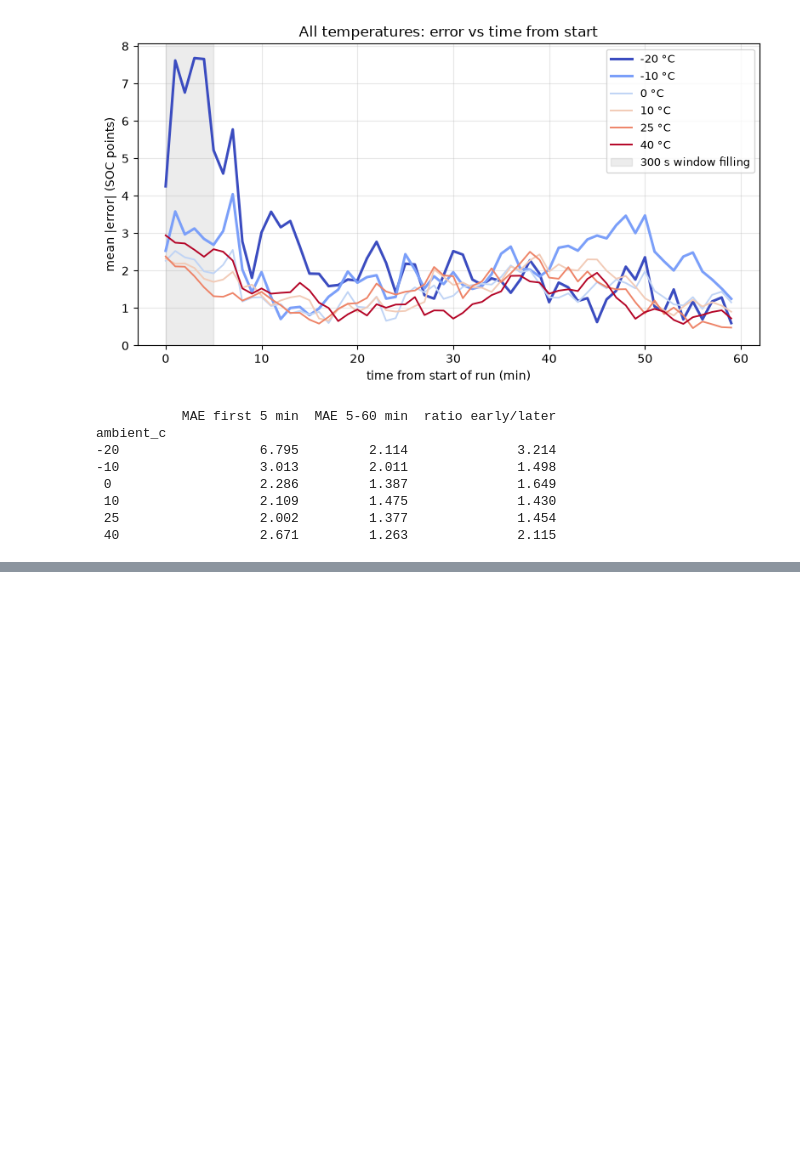
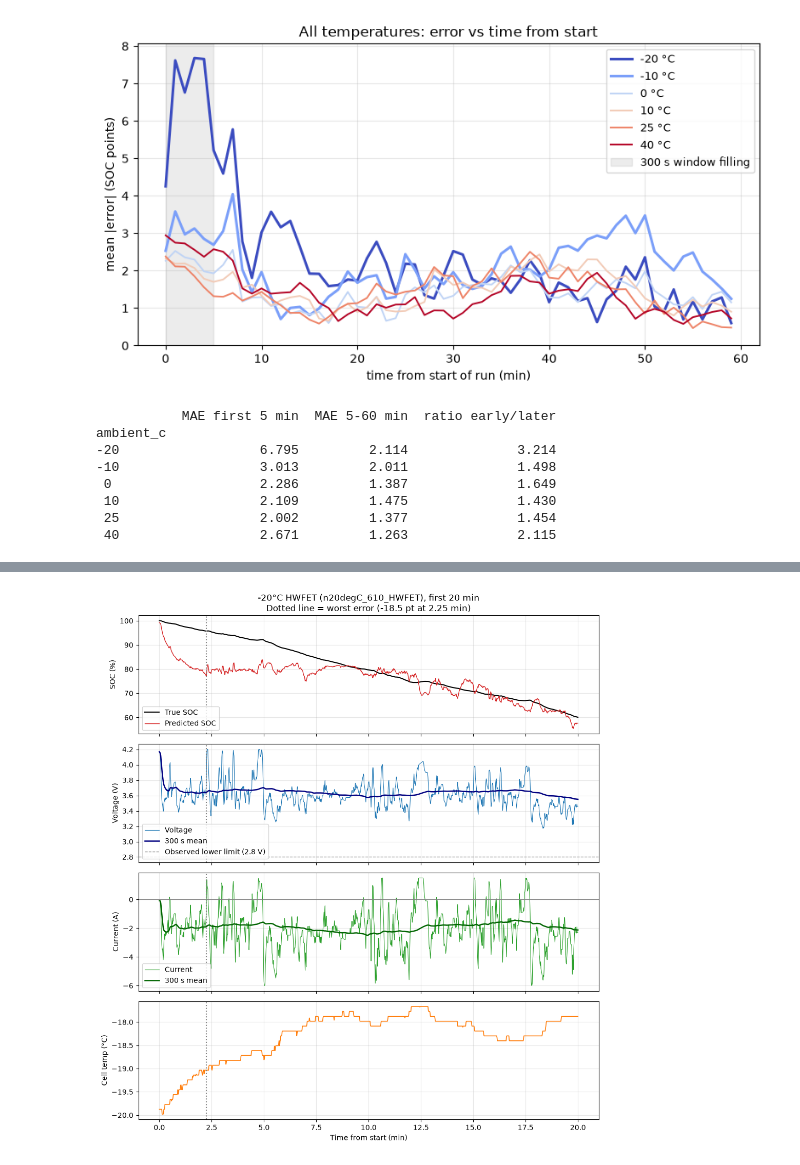
Before and after one commit to arynrosh/battery-life-cycle, a Jupyter notebook: notebooks/neg_temp_analysis.ipynb, the cells around one changed output, grey strips where cells are left out. Cells and saved outputs as stored; diff of their text form; code cells hidden in the pictures; blank space fills up the shorter version.

Commit message:
HWFET deep dive across temperatures

```diff
--- a/notebooks/neg_temp_analysis.ipynb
+++ b/notebooks/neg_temp_analysis.ipynb
@@ -378,0 +481,94 @@ ambient_c
+# %%
+#−20 °C HWFET, first 20 minutes, four panels
+
+WINDOW_MIN = 20
+V_OBS = 2.8  # lowest voltage reached in the data (protocol limit, to confirm in dataset readme)
+t_w = worst["t_min"]
+
+# Verify measured voltage range
+print(f"Minimum voltage across test data: {test['voltage'].min():.3f} V")
+print(f"Minimum voltage at -20°C: "
+      f"{test.loc[test['ambient_c'] == -20, 'voltage'].min():.3f} V")
+print(f"Minimum voltage for -20°C HWFET: {g_all['voltage'].min():.3f} V")
+
+# Ensure the worst error falls inside the plotting window
+if not (0 <= t_w <= WINDOW_MIN):
+    raise ValueError(
+        f"Worst error at {t_w:.2f} min is outside "
+        f"the 0–{WINDOW_MIN} min window."
+    )
+
+# Select active drive-cycle data and sort chronologically
+d = g_all[
+    (g_all["t_min"] <= WINDOW_MIN)
+    & (g_all["segment"] != "rest tail")
+].sort_values("time_s")
+
+if d.empty:
+    raise ValueError("No drive-cycle data available in the selected window.")
+
+if worst.name not in d.index:
+    raise ValueError("Worst-error sample is not in the selected data.")
+
+# Create four vertically stacked plots
+fig, axes = plt.subplots(4, 1, figsize=(10, 11), sharex=True)
+
+# 1) True vs predicted SOC
+ax = axes[0]
+ax.plot(d["t_min"], d["soc"] * 100,
+        color="black", lw=1.5, label="True SOC")
+ax.plot(d["t_min"], d["soc_pred"] * 100,
+        color="tab:red", lw=1, label="Predicted SOC")
+ax.set_ylabel("SOC (%)")
+ax.legend(loc="lower left")
+
+# 2) Voltage
+ax = axes[1]
+ax.plot(d["t_min"], d["voltage"],
+        color="tab:blue", lw=0.8, label="Voltage")
+ax.plot(d["t_min"], d["v_avg_300s"],
+        color="navy", lw=1.8, label="300 s mean")
+ax.axhline(V_OBS, color="gray", ls="--", lw=1,
+           label="Observed lower limit (2.8 V)")
+ax.set_ylabel("Voltage (V)")
+ax.legend(loc="lower left")
+
+# 3) Current
+ax = axes[2]
+ax.plot(d["t_min"], d["current"],
+        color="tab:green", lw=0.8, label="Current")
+ax.plot(d["t_min"], d["i_avg_300s"],
+        color="darkgreen", lw=1.8, label="300 s mean")
+ax.axhline(0, color="gray", lw=0.8)
+ax.set_ylabel("Current (A)")
+ax.legend(loc="lower left")
+
+# 4) Cell temperature
+ax = axes[3]
+ax.plot(d["t_min"], d["temp_c"],
+        color="tab:orange", lw=1.2)
+ax.set_ylabel("Cell temp (°C)")
+ax.set_xlabel("Time from start (min)")
+
+# Mark the worst prediction moment on all panels
+for ax in axes:
+    ax.axvline(t_w, color="gray", ls=":", lw=1.5)
+    ax.grid(alpha=0.3)
+
+# Set title
+axes[0].set_title(
+    f"-20°C HWFET ({hw[-20]}), first {WINDOW_MIN} min\n"
+    f"Dotted line = worst error "
+    f"({worst['err']:+.1f} pt at {t_w:.2f} min)"
+)
+
+# Save and display
+FIG_DIR.mkdir(parents=True, exist_ok=True)
+fig.tight_layout()
+fig.savefig(
+    FIG_DIR / "deep_dive_m20C_HWFET.png",
+    dpi=150,
+    bbox_inches="tight"
+)
+plt.show()
+# %% [output]
@@ -378,0 +578 @@ ambient_c
+[figure, added]
```
Also changed, not shown: parts of 5 cells of this notebook, 2 other files.
